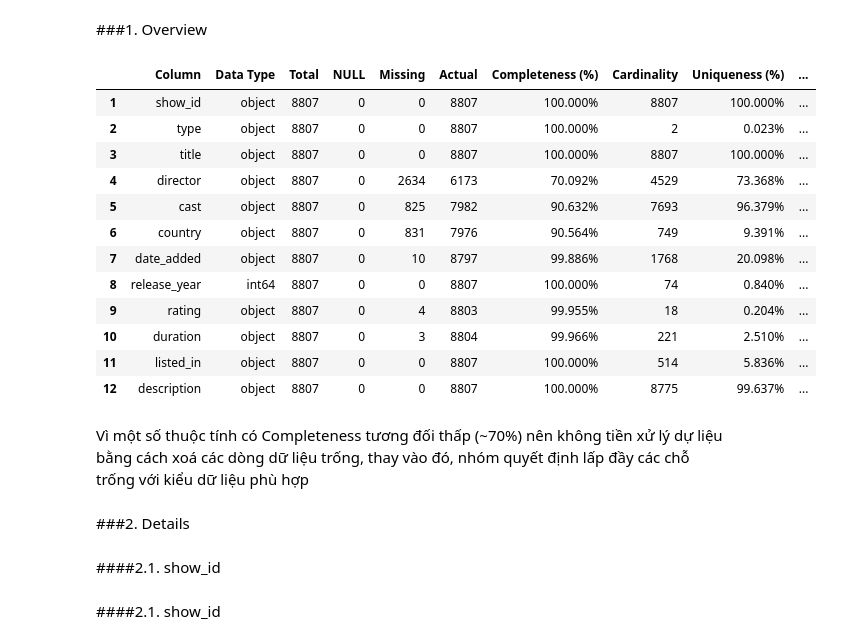
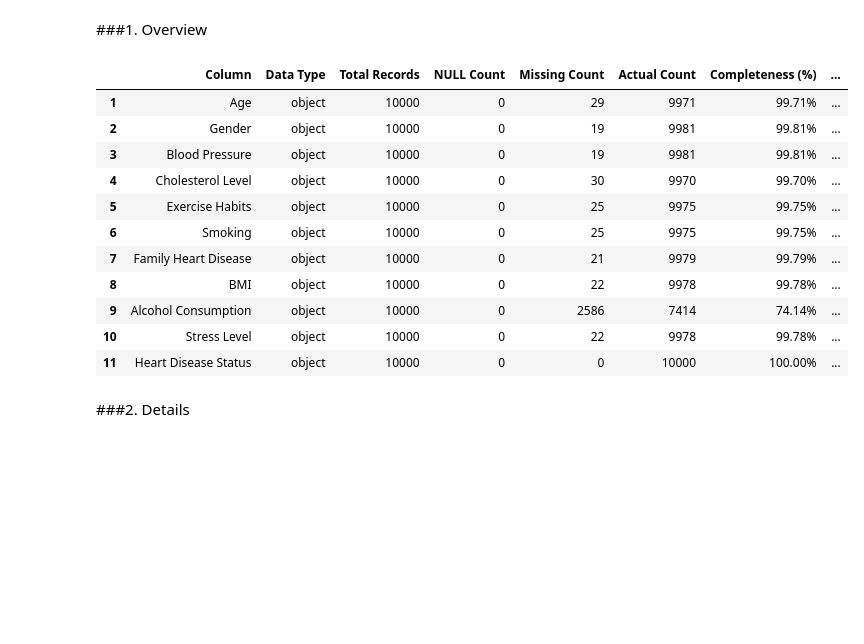
Before and after one commit to tnstanHCMUS/TQHDL, a Jupyter notebook: Profilling_Pre-processing.ipynb, the cells around one changed output. Drawn from its saved outputs; the diff is of its cells as text; code cells hidden in the pictures; blank space fills up the shorter version.

Commit message:
Được tạo bằng Colab

```diff
--- a/Profilling_Pre-processing.ipynb
+++ b/Profilling_Pre-processing.ipynb
@@ -29,7 +28,7 @@ Saving netflix_titles.csv to netflix_titles.csv
 # %%
 # Đọc dữ liệu bằng pandas
 #tắt chức năng tự chuyển giá trị trống thành NaN của pandas
-df = pd.read_csv('netflix_titles.csv', encoding='utf-8-sig', keep_default_na=False)
+df = pd.read_csv('project_heart_disease.csv', encoding='utf-8-sig', keep_default_na=False)
 #df.head()
 # %% [markdown]
 #Data profilling
@@ -38,54 +37,55 @@ df = pd.read_csv('netflix_titles.csv', encoding='utf-8-sig', keep_default_na=Fal
 # %%
 # Tổng số dòng
 total_rows = len(df)
 
 # Hàm phân tích chất lượng cột
 def column_quality(col):
-    total = total_rows
+    total = len(df)
     nulls = df[col].isnull().sum()
     missing = df[col].apply(lambda x: isinstance(x, str) and x.strip() == '').sum()
     actual = total - nulls - missing
     completeness = actual / total if total > 0 else 0
+
     cardinality = df[col].nunique(dropna=True)
-    uniqueness = cardinality / actual if actual > 0 else 0
-    distinctness = cardinality / total if total > 0 else 0
+
+    # Tính uniqueness và distinctness chuẩn theo định nghĩa
+    uniqueness = cardinality / total if total > 0 else 0
+    distinctness = cardinality / actual if actual > 0 else 0
+
     dtype = df[col].dtype
 
     return pd.Series({
         'Data Type': dtype,
-        'Total': total,
-        'NULL': nulls,
-        'Missing': missing,
-        'Actual': actual,
-        'Completeness (%)': f"{completeness * 100:.3f}%",
+        'Total Records': total,
+        'NULL Count': nulls,
+        'Missing Count': missing,
+        'Actual Count': actual,
+        'Completeness (%)': f"{completeness * 100:.2f}%",
         'Cardinality': cardinality,
-        'Uniqueness (%)': f"{uniqueness * 100:.3f}%",
-        'Distinctness (%)': f"{distinctness * 100:.3f}%"
+        'Uniqueness (%)': f"{uniqueness * 100:.2f}%",
+        'Distinctness (%)': f"{distinctness * 100:.2f}%"
     })
 
 # Áp dụng cho toàn bộ cột
 quality_df = df.columns.to_series().apply(column_quality)
 
 # Định dạng lại bảng
 quality_df = quality_df.reset_index().rename(columns={'index': 'Column'})
 quality_df.index += 1  # STT bắt đầu từ 1
 
 quality_df
 # %% [output]
-|  | Column | Data Type | Total | NULL | Missing | Actual | Completeness (%) | Cardinality | Uniqueness (%) | ... |
-| 1 | show_id | object | 8807 | 0 | 0 | 8807 | 100.000% | 8807 | 100.000% | ... |
-| 2 | type | object | 8807 | 0 | 0 | 8807 | 100.000% | 2 | 0.023% | ... |
-| 3 | title | object | 8807 | 0 | 0 | 8807 | 100.000% | 8807 | 100.000% | ... |
-| 4 | director | object | 8807 | 0 | 2634 | 6173 | 70.092% | 4529 | 73.368% | ... |
-| 5 | cast | object | 8807 | 0 | 825 | 7982 | 90.632% | 7693 | 96.379% | ... |
-| 6 | country | object | 8807 | 0 | 831 | 7976 | 90.564% | 749 | 9.391% | ... |
-| 7 | date_added | object | 8807 | 0 | 10 | 8797 | 99.886% | 1768 | 20.098% | ... |
-| 8 | release_year | int64 | 8807 | 0 | 0 | 8807 | 100.000% | 74 | 0.840% | ... |
-| 9 | rating | object | 8807 | 0 | 4 | 8803 | 99.955% | 18 | 0.204% | ... |
-| 10 | duration | object | 8807 | 0 | 3 | 8804 | 99.966% | 221 | 2.510% | ... |
-| 11 | listed_in | object | 8807 | 0 | 0 | 8807 | 100.000% | 514 | 5.836% | ... |
-| 12 | description | object | 8807 | 0 | 0 | 8807 | 100.000% | 8775 | 99.637% | ... |
+|  | Column | Data Type | Total Records | NULL Count | Missing Count | Actual Count | Completeness (%) | ... |
+| 1 | Age | object | 10000 | 0 | 29 | 9971 | 99.71% | ... |
+| 2 | Gender | object | 10000 | 0 | 19 | 9981 | 99.81% | ... |
+| 3 | Blood Pressure | object | 10000 | 0 | 19 | 9981 | 99.81% | ... |
+| 4 | Cholesterol Level | object | 10000 | 0 | 30 | 9970 | 99.70% | ... |
+| 5 | Exercise Habits | object | 10000 | 0 | 25 | 9975 | 99.75% | ... |
+| 6 | Smoking | object | 10000 | 0 | 25 | 9975 | 99.75% | ... |
+| 7 | Family Heart Disease | object | 10000 | 0 | 21 | 9979 | 99.79% | ... |
+| 8 | BMI | object | 10000 | 0 | 22 | 9978 | 99.78% | ... |
+| 9 | Alcohol Consumption | object | 10000 | 0 | 2586 | 7414 | 74.14% | ... |
+| 10 | Stress Level | object | 10000 | 0 | 22 | 9978 | 99.78% | ... |
+| 11 | Heart Disease Status | object | 10000 | 0 | 0 | 10000 | 100.00% | ... |
-# %% [markdown]
-Vì một số thuộc tính có Completeness tương đối thấp (~70%) nên không tiền xử lý dự liệu bằng cách xoá các dòng dữ liệu trống, thay vào đó, nhóm quyết định lấp đầy các chỗ trống với kiểu dữ liệu phù hợp
 # %% [markdown]
 ###2. Details
@@ -150,4 +91,0 @@ def analyze_column(df, column):
-# %% [markdown]
-####2.1. show_id
-# %% [markdown]
-####2.1. show_id
```
Also changed, not shown: parts of 79 cells of this notebook.
